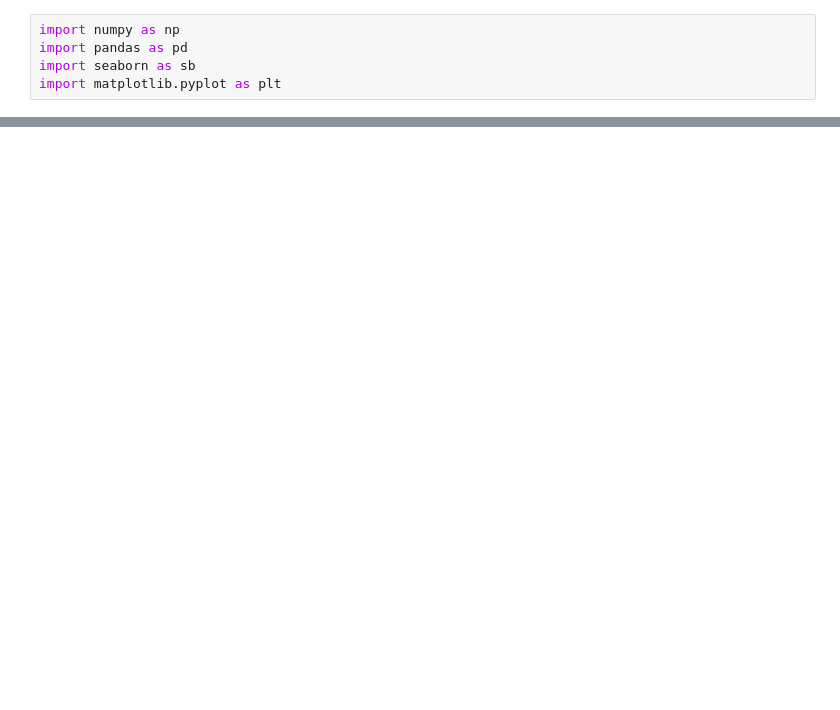
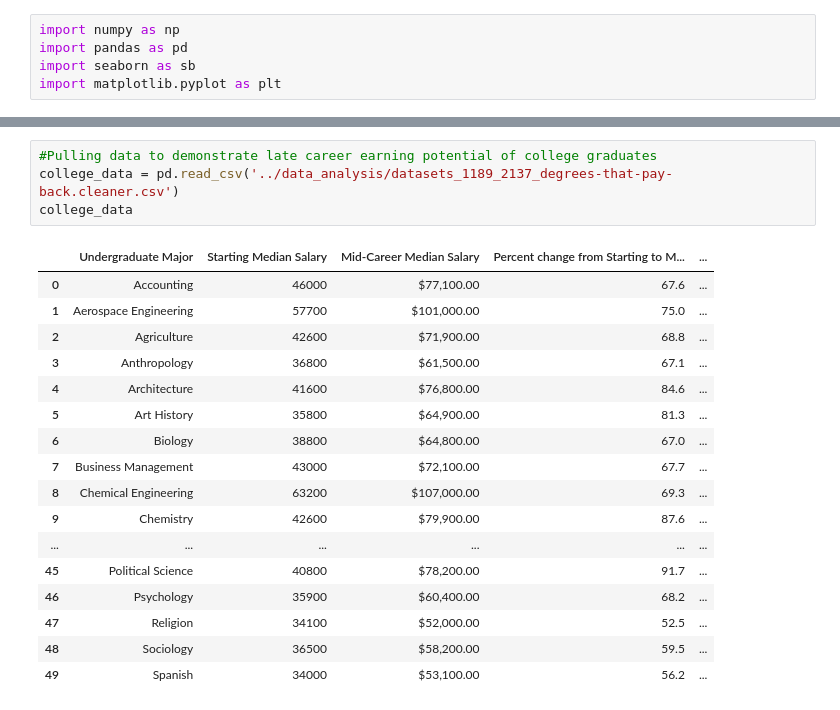
Before and after one commit to bilykdo/cs612TeamProject, a Jupyter notebook: data_visualization/bachelor_degree_data_results.ipynb, the cells around one changed output, grey strips where cells are left out. Drawn from its saved outputs; the diff is of its cells as text; blank space fills up the shorter version.

```diff
--- a/data_visualization/bachelor_degree_data_results.ipynb
+++ b/data_visualization/bachelor_degree_data_results.ipynb
@@ -71,0 +91,22 @@ sb.heatmap(df, annot=True, fmt=".1f")
+# %%
+#Pulling data to demonstrate late career earning potential of college graduates
+college_data = pd.read_csv('../data_analysis/datasets_1189_2137_degrees-that-pay-back.cleaner.csv')
+college_data
+# %% [output]
+|  | Undergraduate Major | Starting Median Salary | Mid-Career Median Salary | Percent change from Starting to M... | ... |
+| 0 | Accounting | 46000 | $77,100.00 | 67.6 | ... |
+| 1 | Aerospace Engineering | 57700 | $101,000.00 | 75.0 | ... |
+| 2 | Agriculture | 42600 | $71,900.00 | 68.8 | ... |
+| 3 | Anthropology | 36800 | $61,500.00 | 67.1 | ... |
+| 4 | Architecture | 41600 | $76,800.00 | 84.6 | ... |
+| 5 | Art History | 35800 | $64,900.00 | 81.3 | ... |
+| 6 | Biology | 38800 | $64,800.00 | 67.0 | ... |
+| 7 | Business Management | 43000 | $72,100.00 | 67.7 | ... |
+| 8 | Chemical Engineering | 63200 | $107,000.00 | 69.3 | ... |
+| 9 | Chemistry | 42600 | $79,900.00 | 87.6 | ... |
+| ... | ... | ... | ... | ... | ... |
+| 45 | Political Science | 40800 | $78,200.00 | 91.7 | ... |
+| 46 | Psychology | 35900 | $60,400.00 | 68.2 | ... |
+| 47 | Religion | 34100 | $52,000.00 | 52.5 | ... |
+| 48 | Sociology | 36500 | $58,200.00 | 59.5 | ... |
+| 49 | Spanish | 34000 | $53,100.00 | 56.2 | ... |
```
Also changed, not shown: parts of 11 cells of this notebook, 7 other files.
